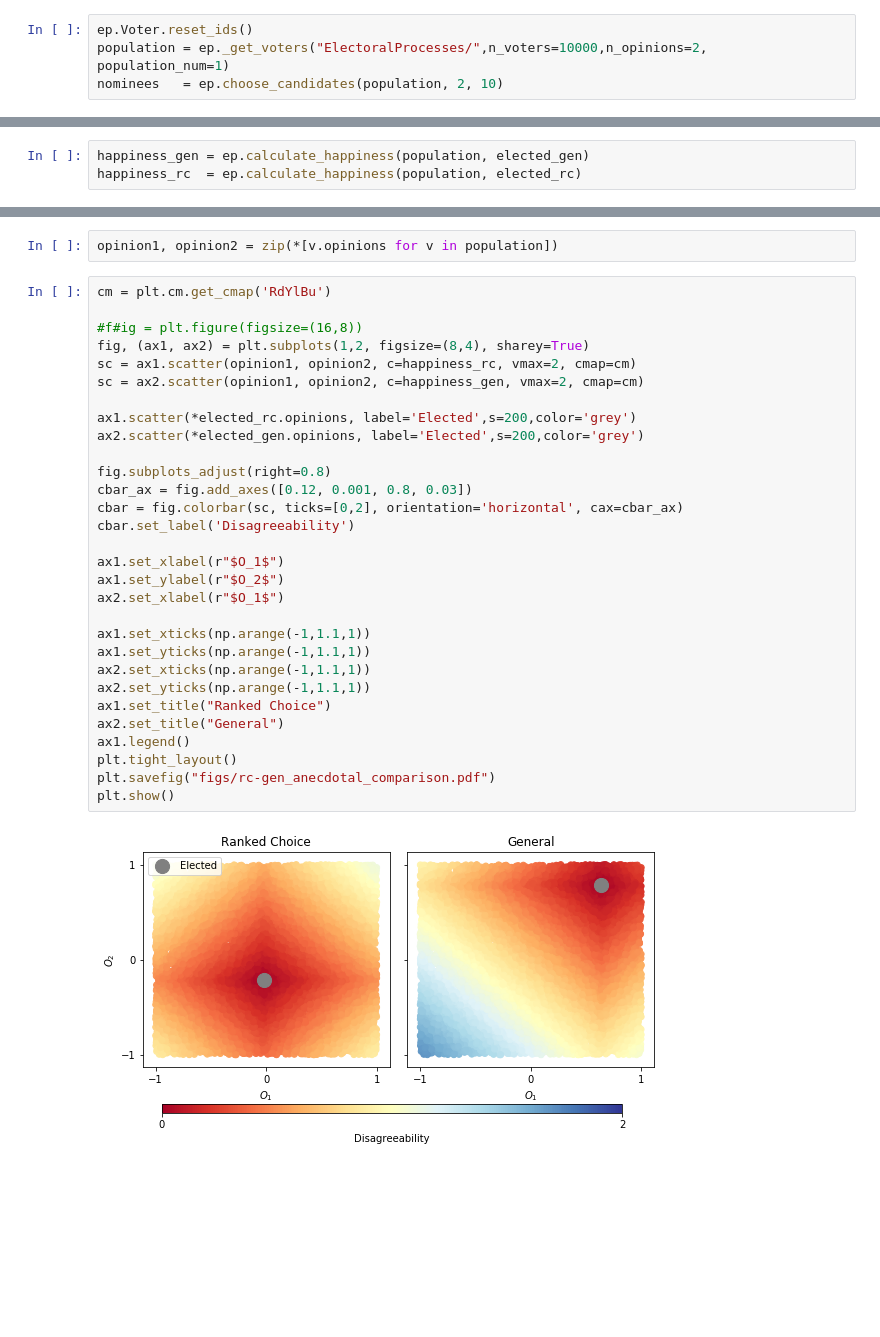
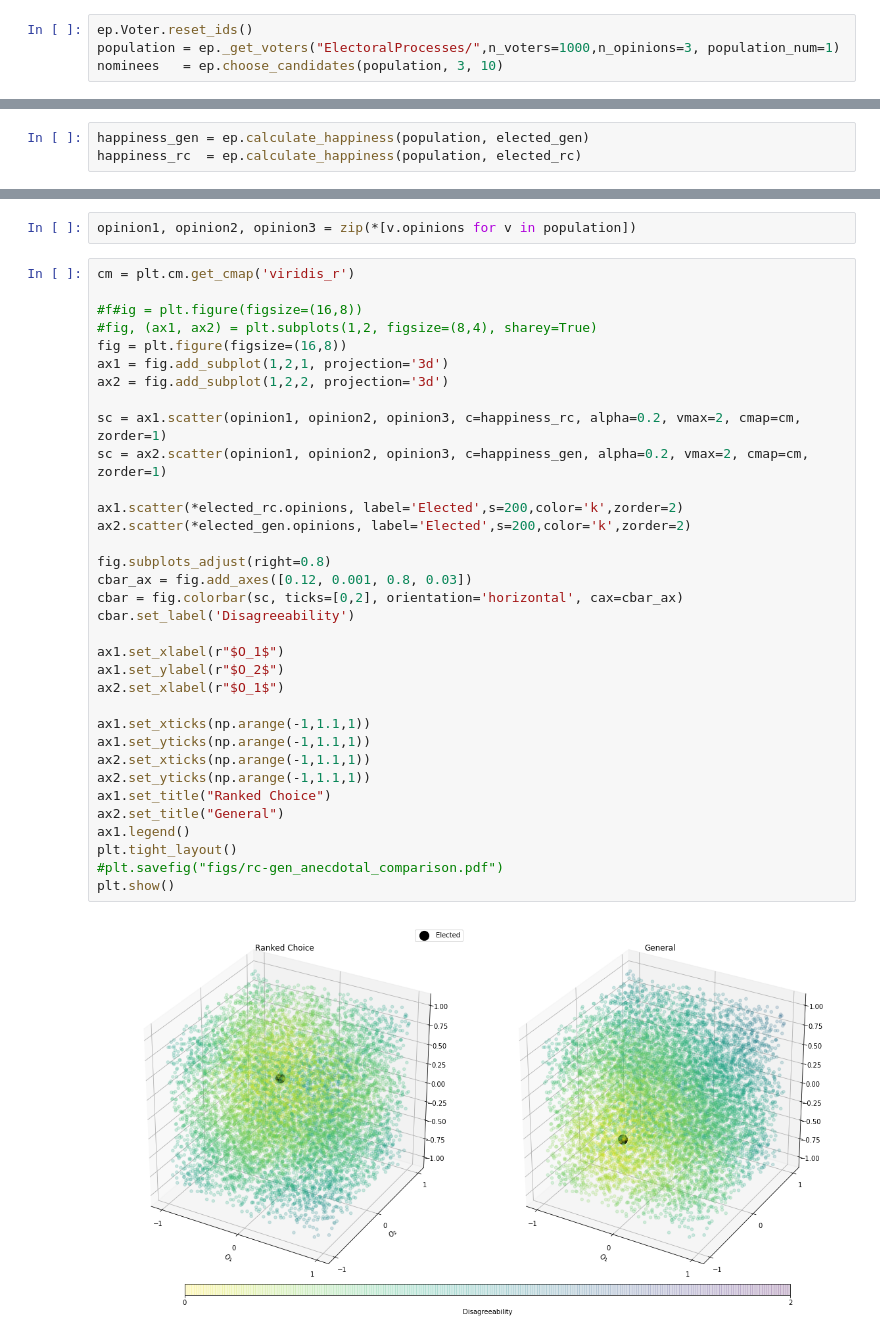
Before and after one commit to danielberenberg/modeling-cplx-sys, a Jupyter notebook: final_project/src/insights.ipynb, the cells around one changed output, grey strips where cells are left out. Drawn from its saved outputs; the diff is of its cells as text; blank space fills up the shorter version.

```diff
--- a/final_project/src/insights.ipynb
+++ b/final_project/src/insights.ipynb
@@ -8,7 +11,7 @@ import electoral_processes as ep
 # %%
 ep.Voter.reset_ids()
-population = ep._get_voters("ElectoralProcesses/",n_voters=10000,n_opinions=2, population_num=1)
-nominees   = ep.choose_candidates(population, 2, 10)
+population = ep._get_voters("ElectoralProcesses/",n_voters=1000,n_opinions=3, population_num=1)
+nominees   = ep.choose_candidates(population, 3, 10)
 # %%
 elected_gen = ep.general_election(population, nominees)
 elected_rc  = ep.ranked_choice_voting(population, nominees)
@@ -31,34 +34,38 @@ plt.show()
 # %%
-opinion1, opinion2 = zip(*[v.opinions for v in population])
+opinion1, opinion2, opinion3 = zip(*[v.opinions for v in population])
 # %%
-cm = plt.cm.get_cmap('RdYlBu')
+cm = plt.cm.get_cmap('viridis_r')
 
 #f#ig = plt.figure(figsize=(16,8))
-fig, (ax1, ax2) = plt.subplots(1,2, figsize=(8,4), sharey=True)
-sc = ax1.scatter(opinion1, opinion2, c=happiness_rc, vmax=2, cmap=cm)
-sc = ax2.scatter(opinion1, opinion2, c=happiness_gen, vmax=2, cmap=cm)
+#fig, (ax1, ax2) = plt.subplots(1,2, figsize=(8,4), sharey=True)
+fig = plt.figure(figsize=(16,8))
+ax1 = fig.add_subplot(1,2,1, projection='3d')
+ax2 = fig.add_subplot(1,2,2, projection='3d')
 
-ax1.scatter(*elected_rc.opinions, label='Elected',s=200,color='grey')
-ax2.scatter(*elected_gen.opinions, label='Elected',s=200,color='grey')
+sc = ax1.scatter(opinion1, opinion2, opinion3, c=happiness_rc, alpha=0.2, vmax=2, cmap=cm, zorder=1)
+sc = ax2.scatter(opinion1, opinion2, opinion3, c=happiness_gen, alpha=0.2, vmax=2, cmap=cm, zorder=1)
+
+ax1.scatter(*elected_rc.opinions, label='Elected',s=200,color='k',zorder=2)
+ax2.scatter(*elected_gen.opinions, label='Elected',s=200,color='k',zorder=2)
 
 fig.subplots_adjust(right=0.8)
 cbar_ax = fig.add_axes([0.12, 0.001, 0.8, 0.03])
 cbar = fig.colorbar(sc, ticks=[0,2], orientation='horizontal', cax=cbar_ax)
 cbar.set_label('Disagreeability')
 
 ax1.set_xlabel(r"$O_1$")
 ax1.set_ylabel(r"$O_2$")
 ax2.set_xlabel(r"$O_1$")
 
 ax1.set_xticks(np.arange(-1,1.1,1))
 ax1.set_yticks(np.arange(-1,1.1,1))
 ax2.set_xticks(np.arange(-1,1.1,1))
 ax2.set_yticks(np.arange(-1,1.1,1))
 ax1.set_title("Ranked Choice")
 ax2.set_title("General")
 ax1.legend()
 plt.tight_layout()
-plt.savefig("figs/rc-gen_anecdotal_comparison.pdf")
+#plt.savefig("figs/rc-gen_anecdotal_comparison.pdf")
 plt.show()
 # %% [output]
-[figure, old version]
+[figure, new version]
```
Also changed, not shown: parts of 4 cells of this notebook, 3 other files.
